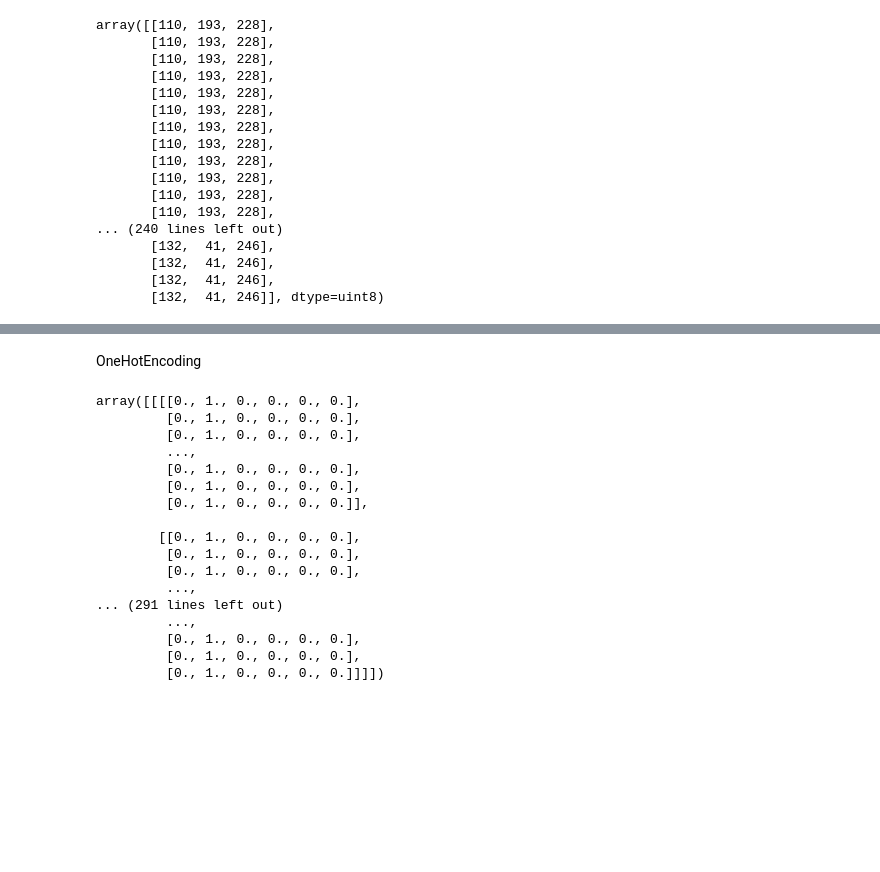
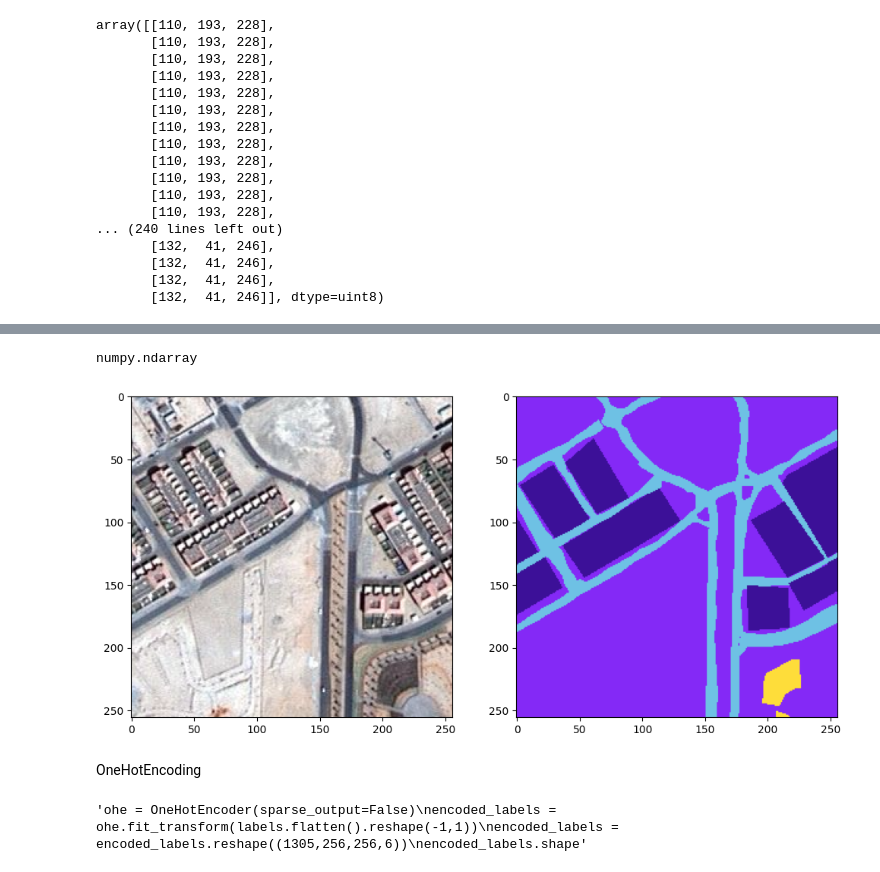
Before and after one commit to BerhanDemiralp/ImageSegmentationProject, a Jupyter notebook: SProject.ipynb, the cells around one changed output, grey strips where cells are left out. Cells and saved outputs as stored; diff of their text form; code cells hidden in the pictures; blank space fills up the shorter version.

```diff
--- a/SProject.ipynb
+++ b/SProject.ipynb
@@ -90,9 +92,8 @@ for path, subdirs, files in os.walk(root_directory):
                 for i in range(patches_mask.shape[0]):
                     for j in range(patches_mask.shape[1]):
 
-                        single_patch_mask = patches_mask[i,j,:,:]
-                        #single_patch_img = (single_patch_img.astype('float32')) / 255. #No need to scale masks, but you can do it if you want
-                        single_patch_mask = single_patch_mask[0] #Drop the extra unecessary dimension that patchify adds.
+                        single_patch_mask = patches_mask[i,j,:,:].squeeze()
+
                         mask_dataset.append(single_patch_mask)
 # %% [output]
 Now patchifying mask: Semantic segmentation dataset\Tile 1\masks/image_part_001.png
@@ -115,4 +121,4 @@ Now patchifying mask: Semantic segmentation dataset\Tile 8\masks/image_part_009.
 # %%
 image_dataset = np.array(image_dataset)
 mask_dataset =  np.array(mask_dataset)
-image_dataset.shape,mask_dataset.shape
+image_dataset = torch.from_numpy(image_dataset)
@@ -329,26 +464,23 @@ array([[1],
+# %%
+type(label)
+# %% [output]
+numpy.ndarray
+# %%
+image_number = random.randint(0,len(image_dataset))
+plt.figure(figsize=(12,6))
+plt.subplot(121)
+plt.imshow(np.reshape(image_dataset[image_number], (patch_size, patch_size, 3)))
+plt.subplot(122)
+plt.imshow(np.reshape(mask_dataset[image_number], (patch_size, patch_size, 3)))
+plt.show()
+# %% [output]
+[figure, added]
 # %% [markdown]
 OneHotEncoding
 # %%
-ohe = OneHotEncoder(sparse_output=False)
+"""ohe = OneHotEncoder(sparse_output=False)
 encoded_labels = ohe.fit_transform(labels.flatten().reshape(-1,1))
 encoded_labels = encoded_labels.reshape((1305,256,256,6))
+encoded_labels.shape"""
+# %% [output]
+'ohe = OneHotEncoder(sparse_output=False)\nencoded_labels = ohe.fit_transform(labels.flatten().reshape(-1,1))\nencoded_labels = encoded_labels.reshape((1305,256,256,6))\nencoded_labels.shape'
-# %%
-encoded_labels
-# %% [output]
-array([[[[0., 1., 0., 0., 0., 0.],
-         [0., 1., 0., 0., 0., 0.],
-         [0., 1., 0., 0., 0., 0.],
-         ...,
-         [0., 1., 0., 0., 0., 0.],
-         [0., 1., 0., 0., 0., 0.],
-         [0., 1., 0., 0., 0., 0.]],
-
-        [[0., 1., 0., 0., 0., 0.],
-         [0., 1., 0., 0., 0., 0.],
-         [0., 1., 0., 0., 0., 0.],
-         ...,
-... (291 lines left out)
-         ...,
-         [0., 1., 0., 0., 0., 0.],
-         [0., 1., 0., 0., 0., 0.],
-         [0., 1., 0., 0., 0., 0.]]]])
```
Also changed, not shown: parts of 43 cells of this notebook.
